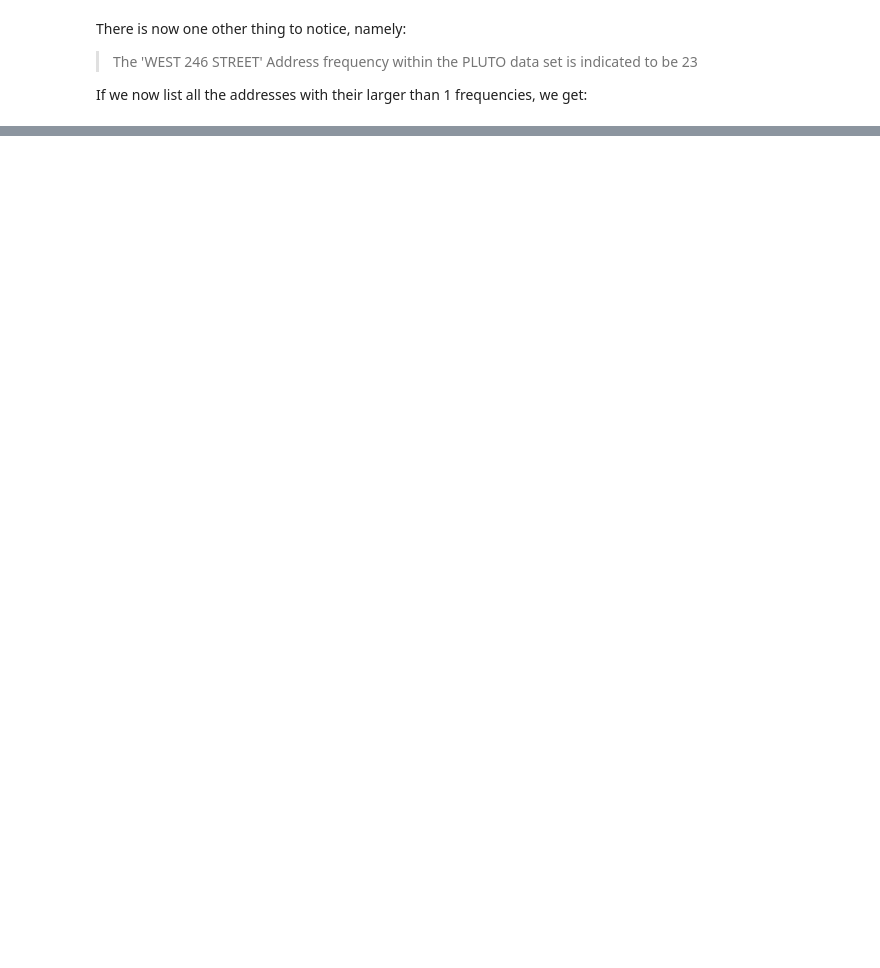
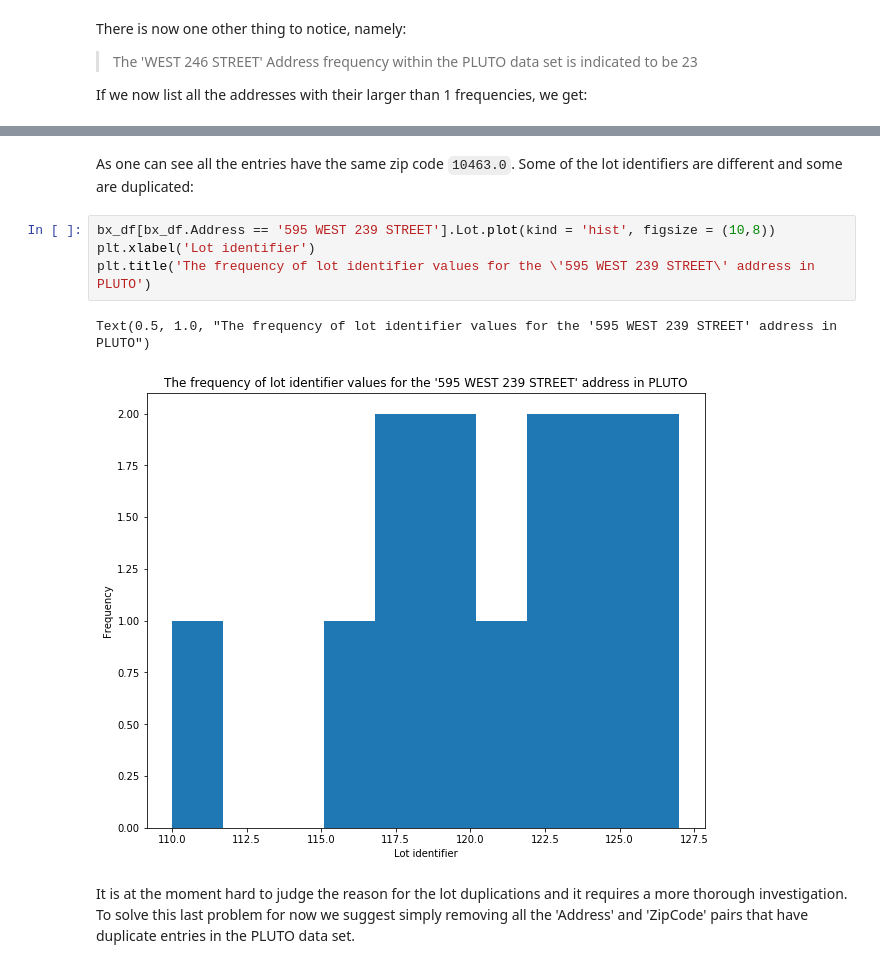
Before and after one commit to ivan-zapreev/data-science-python-projects, a Jupyter notebook: IBM_DS0720EN/capstone_03.ipynb, the cells around one changed output, grey strips where cells are left out. Cells and saved outputs as stored; diff of their text form; blank space fills up the shorter version.

```diff
--- a/IBM_DS0720EN/capstone_03.ipynb
+++ b/IBM_DS0720EN/capstone_03.ipynb
@@ -378,0 +427,11 @@ To solve the issues mentioned above let us:
+# %% [markdown]
+As one can see all the entries have the same zip code `10463.0`. Some of the lot identifiers are different and some are duplicated:
+# %%
+bx_df[bx_df.Address == '595 WEST 239 STREET'].Lot.plot(kind = 'hist', figsize = (10,8))
+plt.xlabel('Lot identifier')
+plt.title('The frequency of lot identifier values for the \'595 WEST 239 STREET\' address in PLUTO')
+# %% [output]
+Text(0.5, 1.0, "The frequency of lot identifier values for the '595 WEST 239 STREET' address in PLUTO")
+[figure, added]
+# %% [markdown]
+It is at the moment hard to judge the reason for the lot duplications and it requires a more thorough investigation. To solve this last problem for now we suggest simply removing all the 'Address' and 'ZipCode' pairs that have duplicate entries in the PLUTO data set.
```
Also changed, not shown: parts of 10 cells of this notebook.
